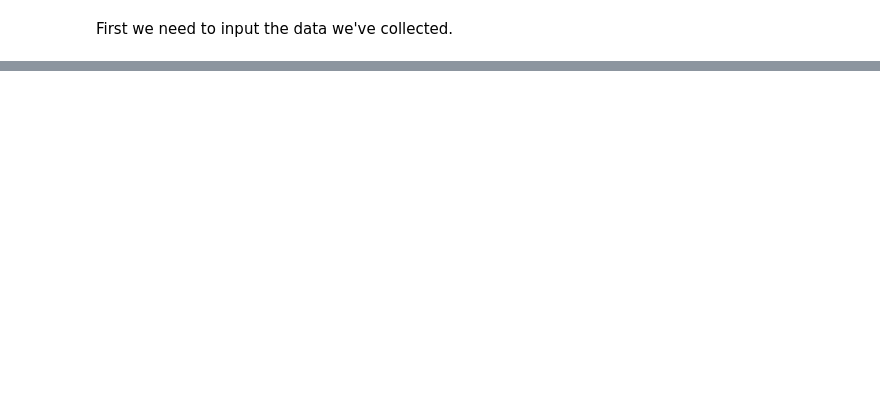
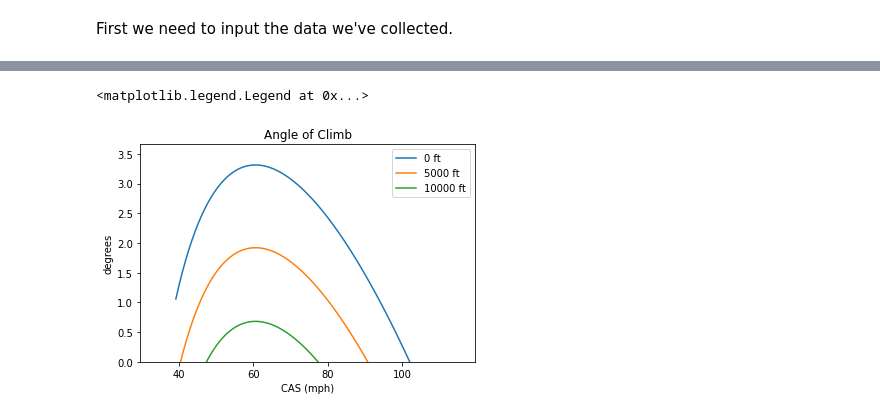
Before and after one commit to fugalh/lowry, a Jupyter notebook: py/Lowry.ipynb, the cells around one changed output, grey strips where cells are left out. Cells and saved outputs as stored; diff of their text form; code cells hidden in the pictures; blank space fills up the shorter version.

```diff
--- a/py/Lowry.ipynb
+++ b/py/Lowry.ipynb
@@ -121,0 +149,15 @@ ax.legend()
+# %%
+fig, ax = plt.subplots()
+for x in [0, 5000, 10000]:
+    h = Q_(x, 'ft')
+    vs_ = [lowry.cas(V, h) for V in vs]
+    perf_ = [lowry.performance(plate, plate['W0'], h, V) for V in vs]
+    ax.plot([V.magnitude for V in vs_], [x['gamma'].m_as('deg') for x in perf_], label=f"{h.m_as('ft')} ft")
+ax.set_title('Angle of Climb')
+ax.set_ylim(bottom=0)
+ax.set_ylabel('degrees')
+ax.set_xlabel(f"CAS ({V_unit})")
+ax.legend()
+# %% [output]
+<matplotlib.legend.Legend at 0x...>
+[figure, added]
```
Also changed, not shown: parts of 11 cells of this notebook, 2 other files.
